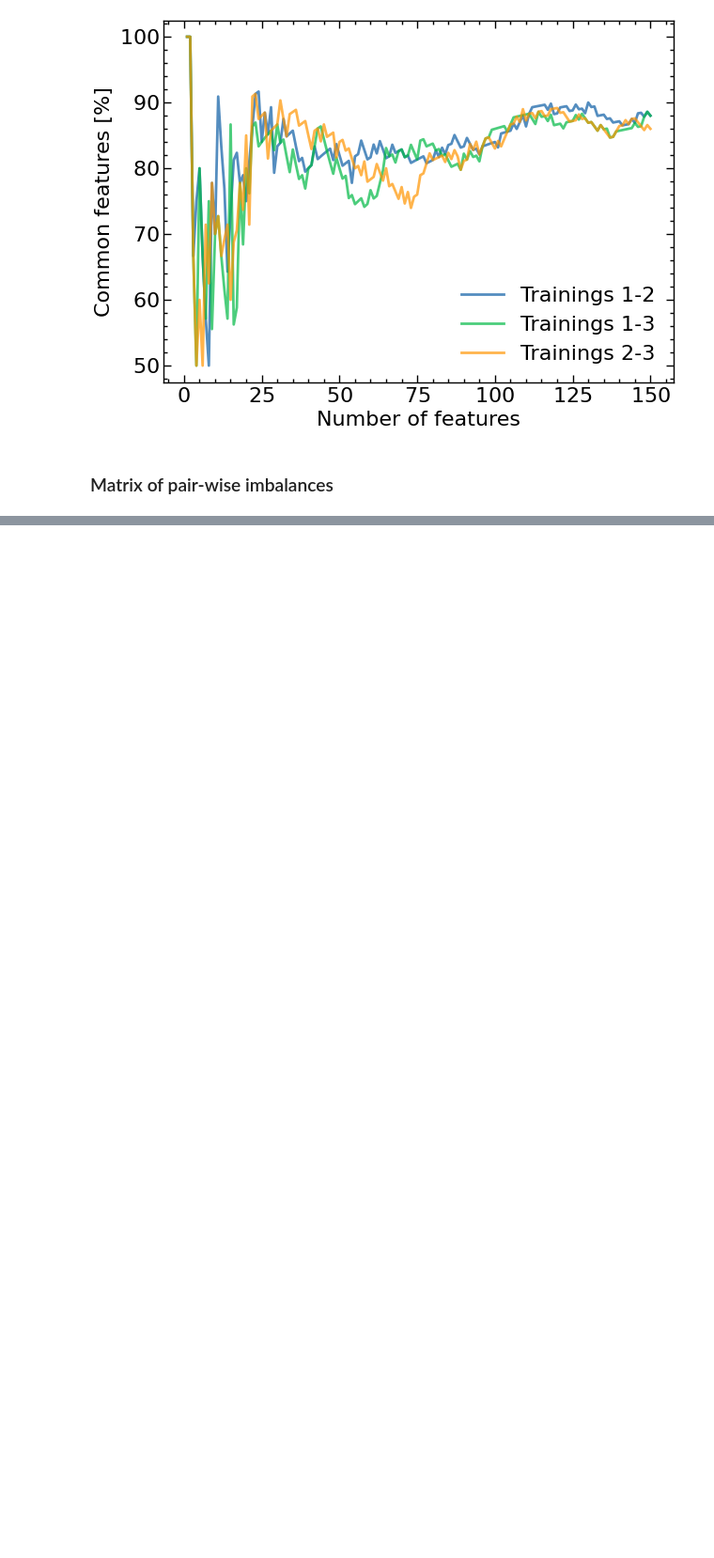
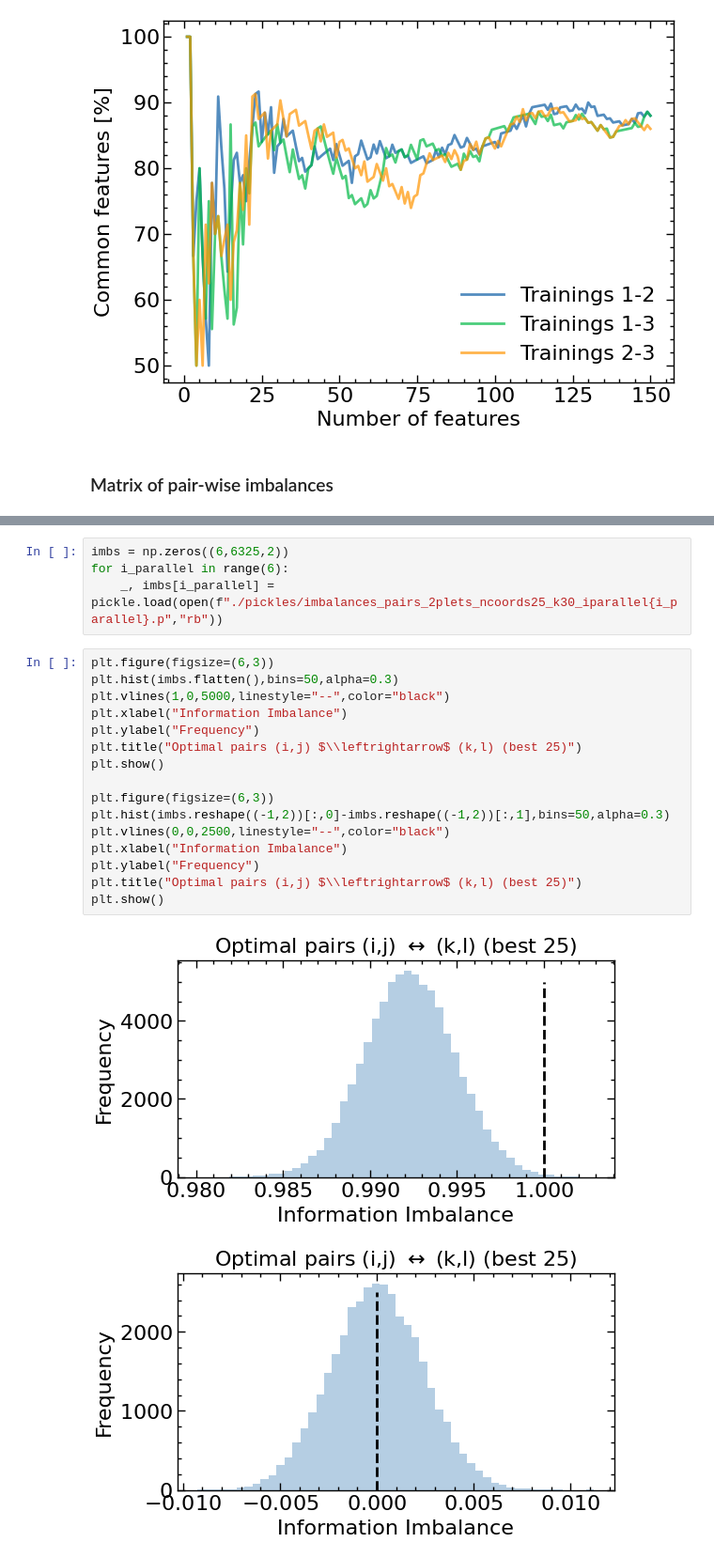
Before and after one commit to vdeltatto/imbalance-gain-causality, a Jupyter notebook: Genes/predict_genes/plots.ipynb, the cells around one changed output, grey strips where cells are left out. Shown: that part at 94% size. Cells and saved outputs as stored; diff of their text form; blank space fills up the shorter version.

```diff
--- a/Genes/predict_genes/plots.ipynb
+++ b/Genes/predict_genes/plots.ipynb
@@ -103,0 +137,23 @@ print(np.array(features).shape,np.array(matrix_imb).shape)
+# %%
+imbs = np.zeros((6,6325,2))
+for i_parallel in range(6):
+    _, imbs[i_parallel] = pickle.load(open(f"./pickles/imbalances_pairs_2plets_ncoords25_k30_iparallel{i_parallel}.p","rb"))
+# %%
+plt.figure(figsize=(6,3))
+plt.hist(imbs.flatten(),bins=50,alpha=0.3)
+plt.vlines(1,0,5000,linestyle="--",color="black")
+plt.xlabel("Information Imbalance")
+plt.ylabel("Frequency")
+plt.title("Optimal pairs (i,j) $\\leftrightarrow$ (k,l) (best 25)")
+plt.show()
+
+plt.figure(figsize=(6,3))
+plt.hist(imbs.reshape((-1,2))[:,0]-imbs.reshape((-1,2))[:,1],bins=50,alpha=0.3)
+plt.vlines(0,0,2500,linestyle="--",color="black")
+plt.xlabel("Information Imbalance")
+plt.ylabel("Frequency")
+plt.title("Optimal pairs (i,j) $\\leftrightarrow$ (k,l) (best 25)")
+plt.show()
+# %% [output]
+[figure, added]
+[figure, added]
```
Also changed, not shown: parts of 15 cells of this notebook, 39 other files.
